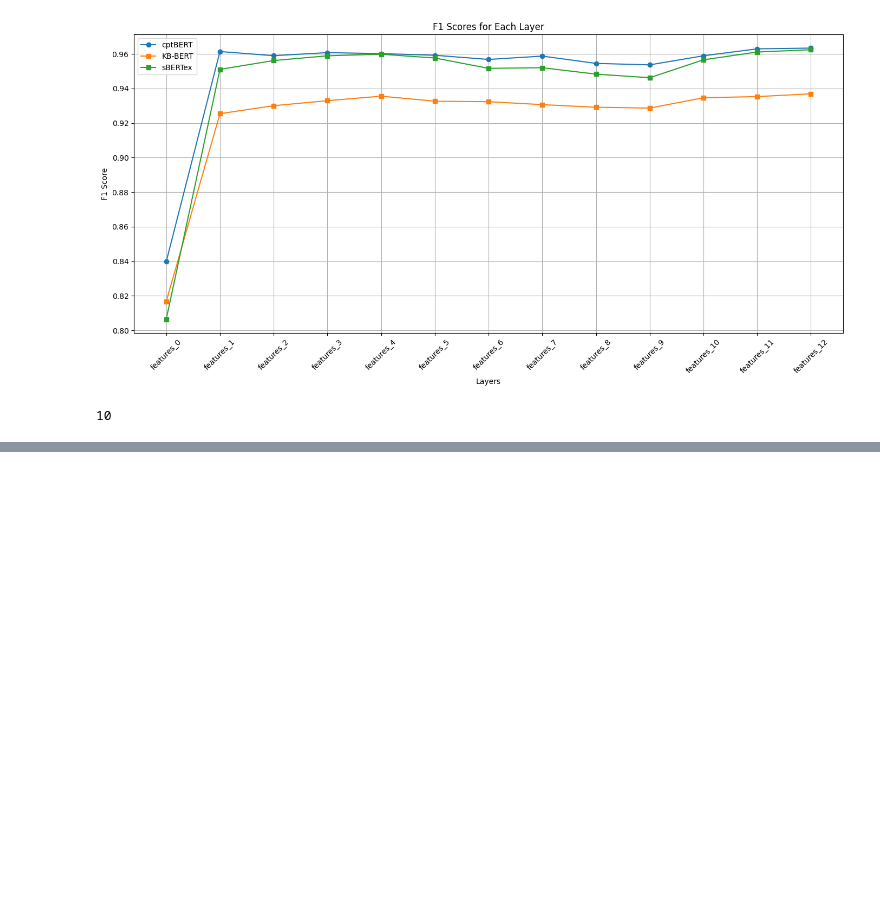
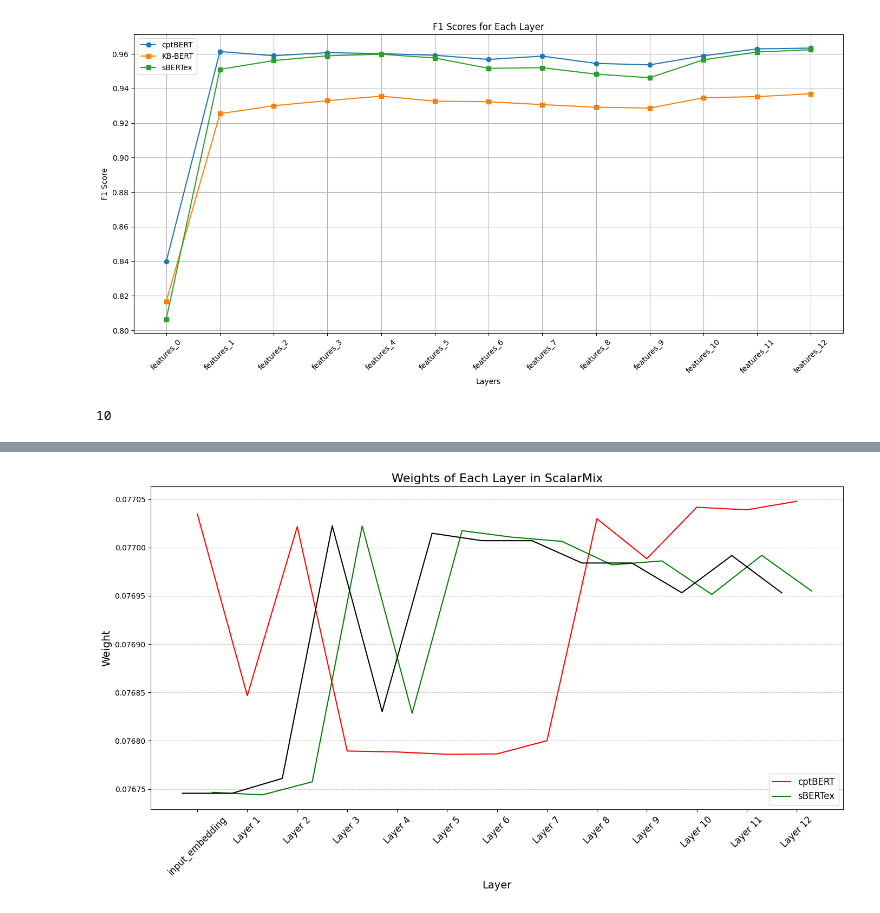
Before and after one commit to swerik-project/pretraining_plm, a Jupyter notebook: comprehension_model.ipynb, the cells around one changed output, grey strips where cells are left out. Cells and saved outputs as stored; diff of their text form; code cells hidden in the pictures; blank space fills up the shorter version.

```diff
--- a/comprehension_model.ipynb
+++ b/comprehension_model.ipynb
@@ -1470 +1732,44 @@ TypeError: only integer tensors of a single element can be converted to an index
+# %%
+import numpy as np
+import matplotlib.pyplot as plt
+import torch
+# Assurez-vous que les poids sont extraits correctement
+weights_kb = torch.nn.functional.softmax(experiment_kb.model.weights.detach(), dim=0).cpu().numpy()
+weights_cpt = torch.nn.functional.softmax(experiment_cpt.model.weights.detach(), dim=0).cpu().numpy()
+weights_eb_bis=torch.nn.functional.softmax(torch.tensor([-0.0017, -0.0017, -0.0015,  0.0019, -0.0006,  0.0018,  0.0017,  0.0017,
+         0.0014,  0.0014,  0.0010,  0.0015,  0.0010]))
+weights_eb = torch.nn.functional.softmax(experiment_eb.model.weights.detach(), dim=0).cpu().numpy()
+
+# Number of layers
+num_layers = len(weights_kb)
+
+# Set the width of the bars
+bar_width = 0.3
+
+# Set the positions of the bars
+positions_kb = np.arange(num_layers)
+#positions_cpt = positions_kb + bar_width
+#positions_eb = positions_cpt + bar_width
+
+# Create the plot
+plt.figure(figsize=(14, 8))
+#bars_kb = plt.plot(positions_kb, weights_kb, color='skyblue', label='KBBERT')
+bars_cpt = plt.plot(positions_cpt, weights_cpt,color='red', label='cptBERT')
+bars_eb = plt.plot(positions_eb, weights_eb, color='green', label='sBERTex')
+bar_eb_bis=plt.plot(positions_kb,weights_eb_bis,color='black')
+# Add labels and title
+plt.xlabel('Layer', fontsize=14)
+plt.ylabel('Weight', fontsize=14)
+plt.title('Weights of Each Layer in ScalarMix', fontsize=16)
+plt.legend(fontsize=12)
+plt.grid(axis='y', linestyle='--', alpha=0.7)
+
+layer_labels = ['input_embedding'] + [f'Layer {i}' for i in range(1, num_layers)]
+plt.xticks(positions_kb + bar_width, labels=layer_labels, fontsize=12,rotation=45)
+
+# Show the plot
+plt.tight_layout()
+plt.show()
+# %% [output]
+[figure, added]
 # %%
```
Also changed, not shown: parts of 15 cells of this notebook, 3 other files.
